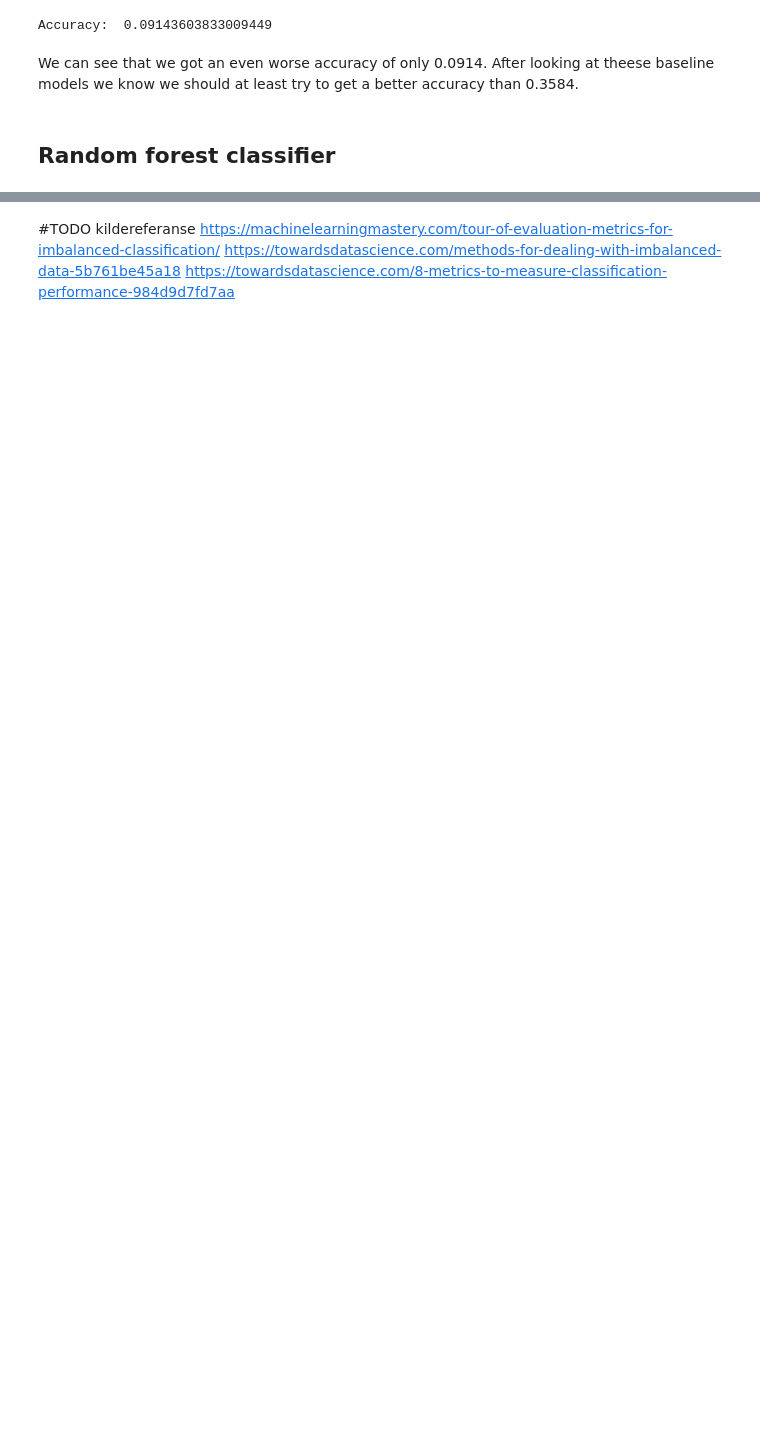
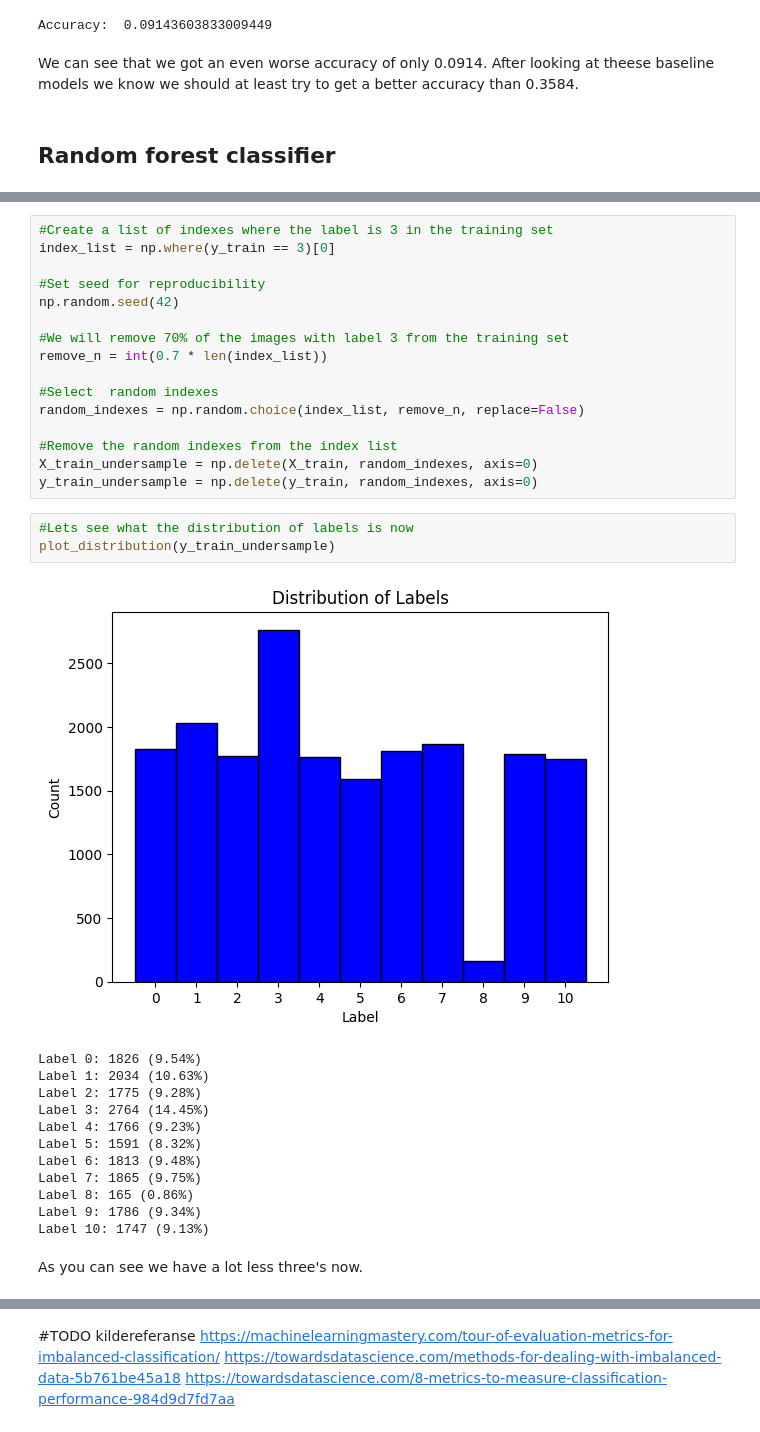
Before and after one commit to Maloha7/digit-recognizer, a Jupyter notebook: digitRecognizer.ipynb, the cells around one changed output, grey strips where cells are left out. Saved outputs shown, nothing was run; the diff lists cells and outputs as text; blank space fills up the shorter version.

```diff
--- a/digitRecognizer.ipynb
+++ b/digitRecognizer.ipynb
@@ -266,0 +315,34 @@ train_and_test(rfc, 'Random Forest Classifier', X_train, y_train, X_val, y_val)
+# %%
+#Create a list of indexes where the label is 3 in the training set
+index_list = np.where(y_train == 3)[0]
+
+#Set seed for reproducibility
+np.random.seed(42)
+
+#We will remove 70% of the images with label 3 from the training set
+remove_n = int(0.7 * len(index_list))
+
+#Select  random indexes
+random_indexes = np.random.choice(index_list, remove_n, replace=False)
+
+#Remove the random indexes from the index list
+X_train_undersample = np.delete(X_train, random_indexes, axis=0)
+y_train_undersample = np.delete(y_train, random_indexes, axis=0)
+# %%
+#Lets see what the distribution of labels is now
+plot_distribution(y_train_undersample)
+# %% [output]
+[figure, added]
+Label 0: 1826 (9.54%)
+Label 1: 2034 (10.63%)
+Label 2: 1775 (9.28%)
+Label 3: 2764 (14.45%)
+Label 4: 1766 (9.23%)
+Label 5: 1591 (8.32%)
+Label 6: 1813 (9.48%)
+Label 7: 1865 (9.75%)
+Label 8: 165 (0.86%)
+Label 9: 1786 (9.34%)
+Label 10: 1747 (9.13%)
+# %% [markdown]
+As you can see we have a lot less three's now.
```
Also changed, not shown: parts of 35 cells of this notebook.
